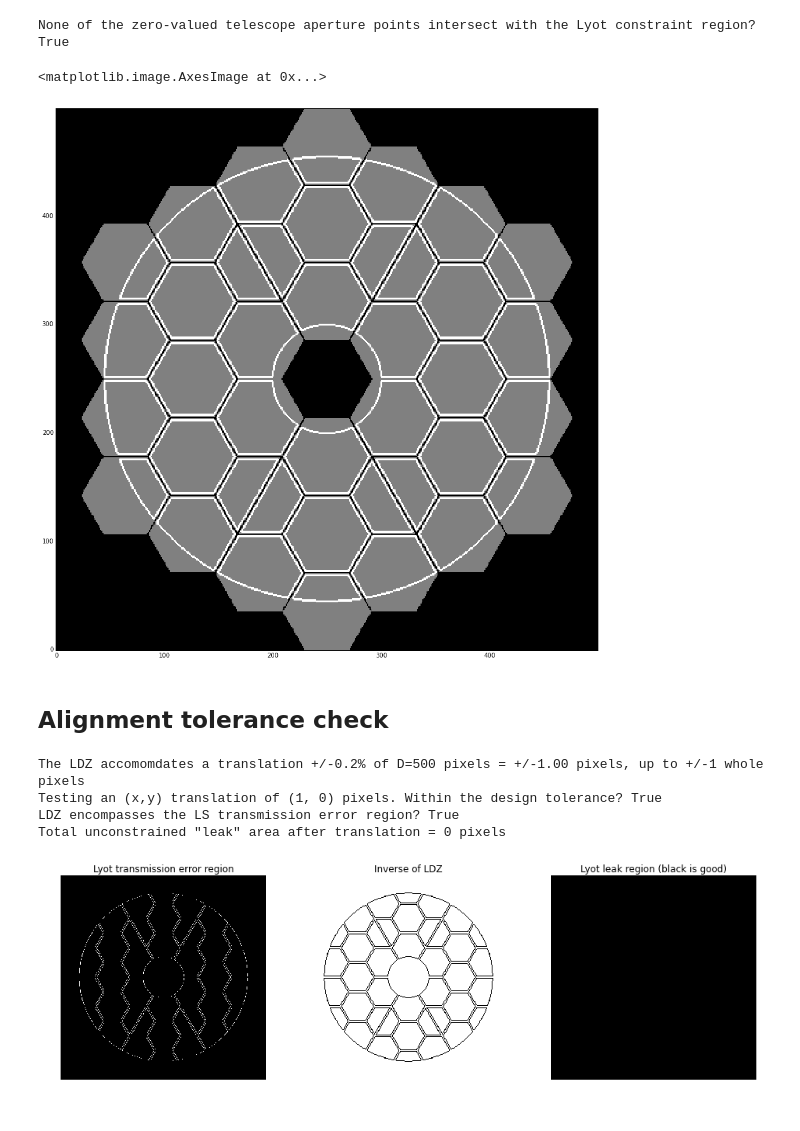
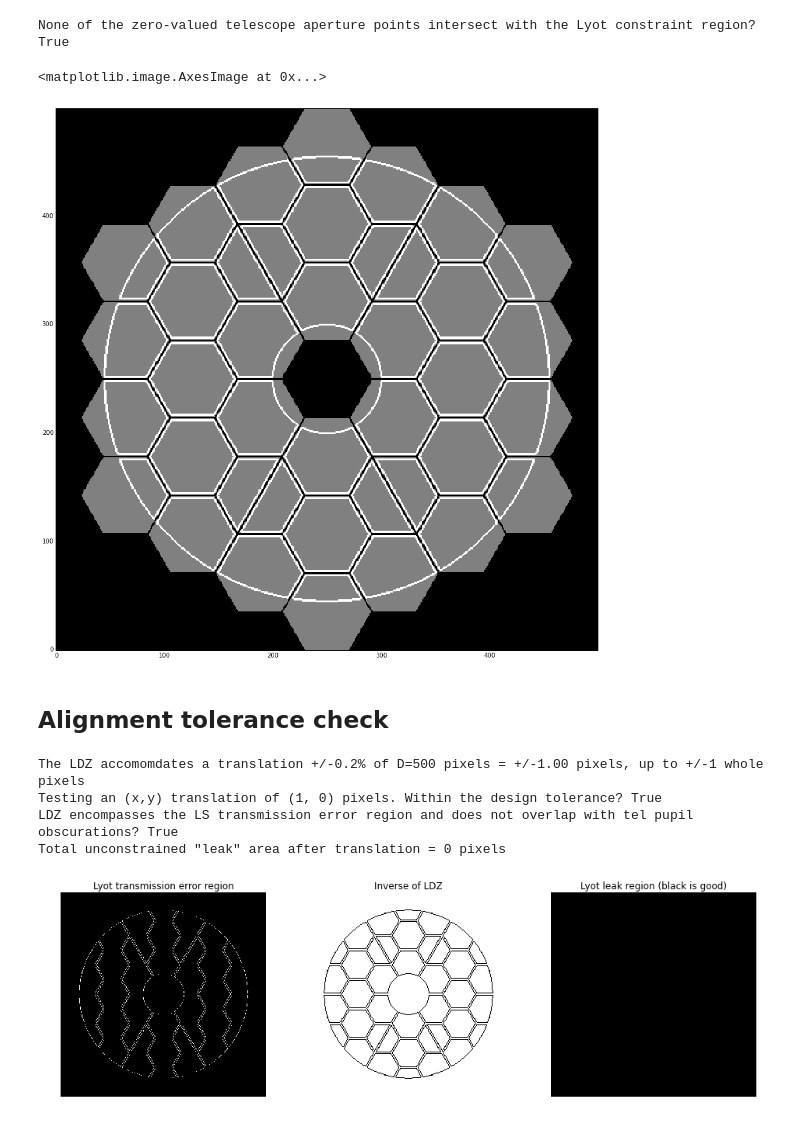
Before and after one commit to neilzim/SCDA, a Jupyter notebook: make_Lyotstop_obs2.ipynb, the cells around one changed output. Saved outputs shown, nothing was run; the diff lists cells and outputs as text; code cells hidden in the pictures.

Commit message:
gap parameter for telap file

```diff
--- a/make_Lyotstop_obs2.ipynb
+++ b/make_Lyotstop_obs2.ipynb
@@ -22,15 +22,16 @@ secobs_key_map = {'Cross':'cross', 'X':'x'}
 # %% [markdown]
 ## Set basic parameters
 # %%
-overwrite = True
+overwrite = False
 N = 250 # pupil array quadrant width after binning
 iD = 20
 oD = 82
 aligntol = 2 # units of thousandths of pupil diameter
-pupil_pad = 1 # units of thousandths of pupil diameter
-Lyot_pad = 3 # units of thousandths of pupil diameter
+pad = 3 # units of thousandths of pupil diameter
 prim_key = "hex3"
+centobs = True
 secobs_key = "X"
+gap = 1 # minimum segment gap width, in units of 0.2% diameter, or pixels at N=250
 D = 1000
 symm = 'quart' # set to either 'quart' or 'half'
 shape = 'ann' # set to 'ann' or 'hex'
@@ -71,7 +74,7 @@ plt.imshow(telap[500:700,500:700])
 # %% [markdown]
 ## Pad the telescope aperture
 # %%
-max_shift = int(round(D*float(Lyot_pad)/1000))
+max_shift = int(round(D*float(pad)/1000))
 shift_range = range(-max_shift,max_shift+1,1)
 # %%
 [Xshifts, Yshifts] = np.meshgrid(shift_range, shift_range)
@@ -225,5 +212,30 @@ os.listdir(LS_dir)
 # os.remove(LS_dat_fname)
 # %% [markdown]
 # Define Lyot plane dark zone
+# %%
+opt_telap_dir = os.path.normpath("/astro/opticslab1/SCDA/Apertures/InputMasks_v4/TelAp")
+if symm is 'half':
+    if centobs is True:
+        telap_bin_dat_fname_tail = "TelAp_half_{0:s}{1:s}025cobs1gap{2:1d}_N{3:04d}.dat".format(
+                                    prim_key, secobs_key, gap, N)
+        telap_bin_dat_fname = os.path.join(opt_telap_dir, telap_bin_dat_fname_tail)
+    else:
+        telap_bin_dat_fname_tail = "TelAp_half_{0:s}{1:s}025cobs0gap{2:1d}_N{3:04d}.dat".format(
+                                    prim_key, secobs_key, gap, N)
+        telap_bin_dat_fname = os.path.join(opt_telap_dir, telap_bin_dat_fname_tail)
+    opt_telap_half = np.loadtxt(telap_bin_dat_fname)
+    opt_telap = np.concatenate((opt_telap_half[:,::-1], opt_telap_half),axis=1)
+else:
+    if centobs is True:
+        telap_bin_dat_fname_tail = "TelAp_quart_{0:s}{1:s}025cobs1gap{2:1d}_N{3:04d}.dat".format(
+                                    prim_key, secobs_key, gap, N)
+        telap_bin_dat_fname = os.path.join(opt_telap_dir, telap_bin_dat_fname_tail)
+    else:
+        telap_bin_dat_fname_tail = "TelAp_quart_{0:s}{1:s}025cobs1gap{2:1d}_N{3:04d}.dat".format(
+                                    prim_key, secobs_key, gap, N)
+        telap_bin_dat_fname = os.path.join(opt_telap_dir, telap_bin_dat_fname_tail)
+    opt_telap_quart = np.loadtxt(telap_bin_dat_fname)
+    opt_telap = np.concatenate((np.concatenate((opt_telap_quart[::-1,::-1], opt_telap_quart[:,::-1]),axis=0),
+                                np.concatenate((opt_telap_quart[::-1,:], opt_telap_quart),axis=0)), axis=1)
 # %%
 orig_LS = np.round(Lyot_stop_binned[L_bin/2-N:L_bin/2+N,L_bin/2-N:L_bin/2+N]).astype(int)
@@ -285,12 +294,12 @@ None of the zero-valued telescope aperture points intersect with the Lyot constr
 # %%
 plt.figure(figsize=(16,16))
 #plt.imshow(orig_telap)
 #plt.imshow(np.floor(orig_telap).astype(int))
 #plt.imshow(Lyot_dz-(1-np.floor(orig_telap)),cmap='gray')
-plt.imshow(Lyot_dz-(1-np.round(orig_telap)),cmap='gray')
+plt.imshow(Lyot_dz-(1-np.round(opt_telap)),cmap='gray')
 # %% [output]
 <matplotlib.image.AxesImage at 0x...>
-[figure, old version]
+[figure, new version]
 # %% [markdown]
 ## Alignment tolerance check
 # %%
@@ -304,15 +313,15 @@ print("Testing an (x,y) translation of {0:} pixels. Within the design tolerance?
 shift_LS = np.roll(np.roll(orig_LS, test_shift[0], axis=1), test_shift[1], axis=0)
 LS_err_mask = np.ceil(np.abs(shift_LS - orig_LS)).astype(bool)
 
-LDZ_valid = ~np.any(np.logical_and(LS_err_mask, ~Lyot_dz))
-print("LDZ encompasses the LS transmission error region? {0:}".format(LDZ_valid))
+LDZ_valid = ~np.any(np.logical_and(LS_err_mask, ~Lyot_dz)) and ~np.any(np.logical_and(Lyot_dz,1-np.round(opt_telap)))
+print("LDZ encompasses the LS transmission error region and does not overlap with tel pupil obscurations? {0:}".format(LDZ_valid))
 
 print("Total unconstrained \"leak\" area after translation = {0:d} pixels".format(
       int(np.sum(np.logical_and(LS_err_mask, ~Lyot_dz)))))
 # %% [output]
 The LDZ accomomdates a translation +/-0.2% of D=500 pixels = +/-1.00 pixels, up to +/-1 whole pixels
 Testing an (x,y) translation of (1, 0) pixels. Within the design tolerance? True
-LDZ encompasses the LS transmission error region? True
+LDZ encompasses the LS transmission error region and does not overlap with tel pupil obscurations? True
 Total unconstrained "leak" area after translation = 0 pixels
 # %%
 plt.figure(figsize=(16,6))
```
Also changed, not shown: parts of 9 cells of this notebook.
